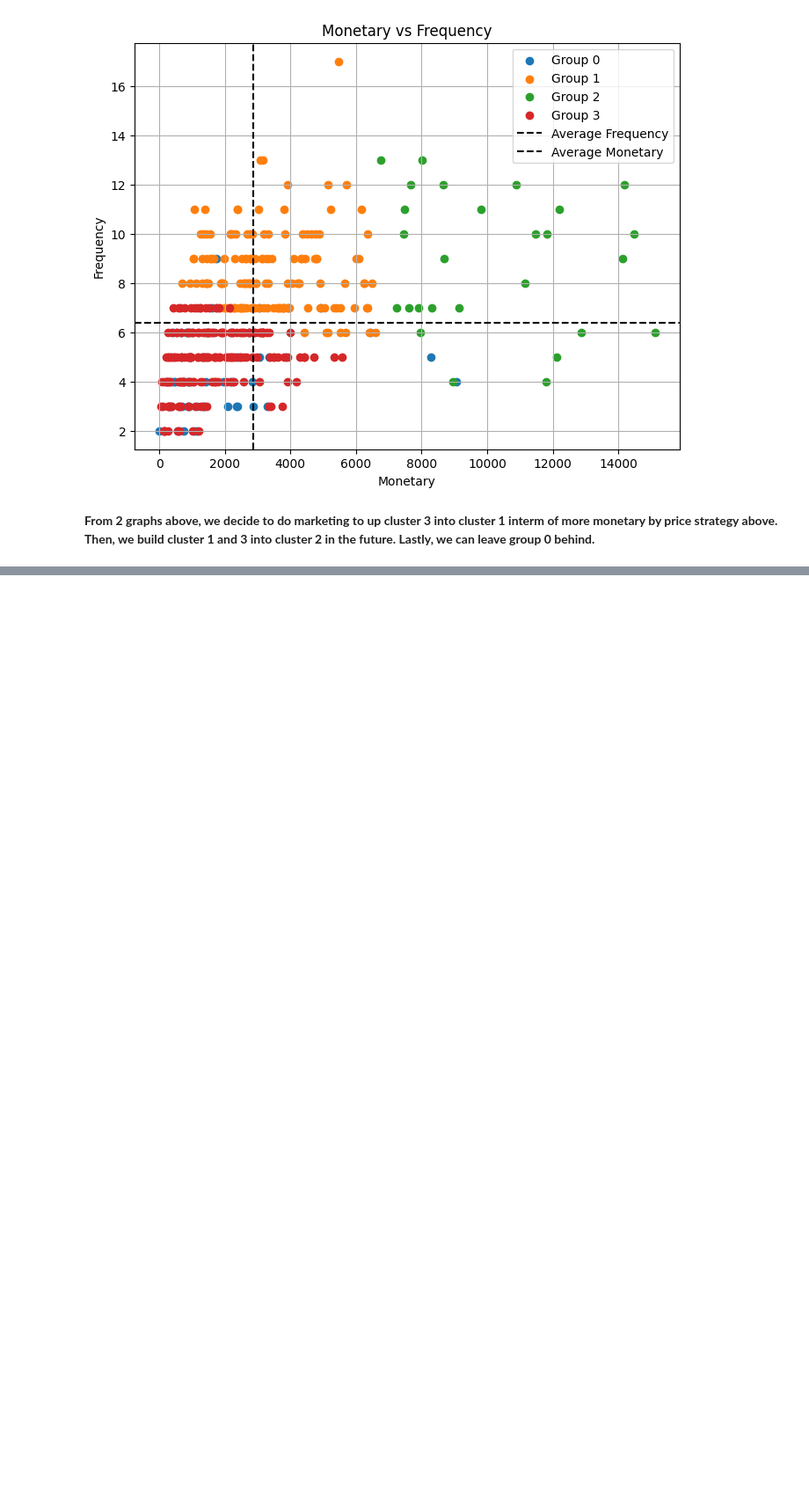
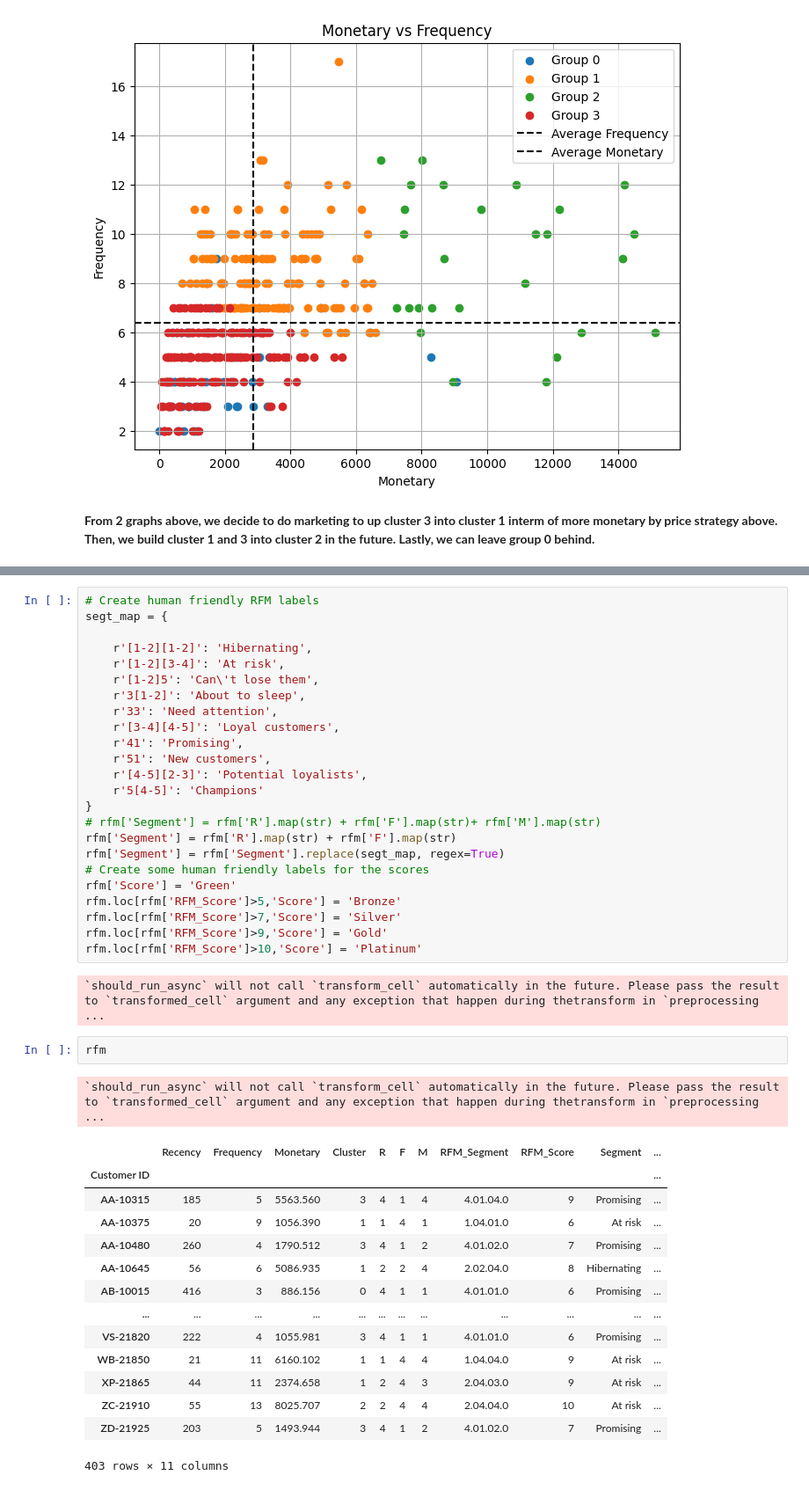
Before and after one commit to Krittapad12348/Superstore_Analysis, a Jupyter notebook: superstore_python.ipynb, the cells around one changed output, grey strips where cells are left out. Shown at 88% size. Cells and saved outputs as stored; diff of their text form; blank space fills up the shorter version.

```diff
--- a/superstore_python.ipynb
+++ b/superstore_python.ipynb
@@ -1371,0 +1397,44 @@ plt.show()
+# %%
+# Create human friendly RFM labels
+segt_map = {
+
+    r'[1-2][1-2]': 'Hibernating',
+    r'[1-2][3-4]': 'At risk',
+    r'[1-2]5': 'Can\'t lose them',
+    r'3[1-2]': 'About to sleep',
+    r'33': 'Need attention',
+    r'[3-4][4-5]': 'Loyal customers',
+    r'41': 'Promising',
+    r'51': 'New customers',
+    r'[4-5][2-3]': 'Potential loyalists',
+    r'5[4-5]': 'Champions'
+}
+# rfm['Segment'] = rfm['R'].map(str) + rfm['F'].map(str)+ rfm['M'].map(str)
+rfm['Segment'] = rfm['R'].map(str) + rfm['F'].map(str)
+rfm['Segment'] = rfm['Segment'].replace(segt_map, regex=True)
+# Create some human friendly labels for the scores
+rfm['Score'] = 'Green'
+rfm.loc[rfm['RFM_Score']>5,'Score'] = 'Bronze'
+rfm.loc[rfm['RFM_Score']>7,'Score'] = 'Silver'
+rfm.loc[rfm['RFM_Score']>9,'Score'] = 'Gold'
+rfm.loc[rfm['RFM_Score']>10,'Score'] = 'Platinum'
+# %% [output]
+`should_run_async` will not call `transform_cell` automatically in the future. Please pass the result to `transformed_cell` argument and any exception that happen during thetransform in `preprocessing ...
+# %%
+rfm
+# %% [output]
+`should_run_async` will not call `transform_cell` automatically in the future. Please pass the result to `transformed_cell` argument and any exception that happen during thetransform in `preprocessing ...
+|  | Recency | Frequency | Monetary | Cluster | R | F | M | RFM_Segment | RFM_Score | Segment | ... |
+| Customer ID |  |  |  |  |  |  |  |  |  |  | ... |
+| AA-10315 | 185 | 5 | 5563.560 | 3 | 4 | 1 | 4 | 4.01.04.0 | 9 | Promising | ... |
+| AA-10375 | 20 | 9 | 1056.390 | 1 | 1 | 4 | 1 | 1.04.01.0 | 6 | At risk | ... |
+| AA-10480 | 260 | 4 | 1790.512 | 3 | 4 | 1 | 2 | 4.01.02.0 | 7 | Promising | ... |
+| AA-10645 | 56 | 6 | 5086.935 | 1 | 2 | 2 | 4 | 2.02.04.0 | 8 | Hibernating | ... |
+| AB-10015 | 416 | 3 | 886.156 | 0 | 4 | 1 | 1 | 4.01.01.0 | 6 | Promising | ... |
+| ... | ... | ... | ... | ... | ... | ... | ... | ... | ... | ... | ... |
+| VS-21820 | 222 | 4 | 1055.981 | 3 | 4 | 1 | 1 | 4.01.01.0 | 6 | Promising | ... |
+| WB-21850 | 21 | 11 | 6160.102 | 1 | 1 | 4 | 4 | 1.04.04.0 | 9 | At risk | ... |
+| XP-21865 | 44 | 11 | 2374.658 | 1 | 2 | 4 | 3 | 2.04.03.0 | 9 | At risk | ... |
+| ZC-21910 | 55 | 13 | 8025.707 | 2 | 2 | 4 | 4 | 2.04.04.0 | 10 | At risk | ... |
+| ZD-21925 | 203 | 5 | 1493.944 | 3 | 4 | 1 | 2 | 4.01.02.0 | 7 | Promising | ... |
+403 rows × 11 columns
```
Also changed, not shown: parts of 4 cells of this notebook.
